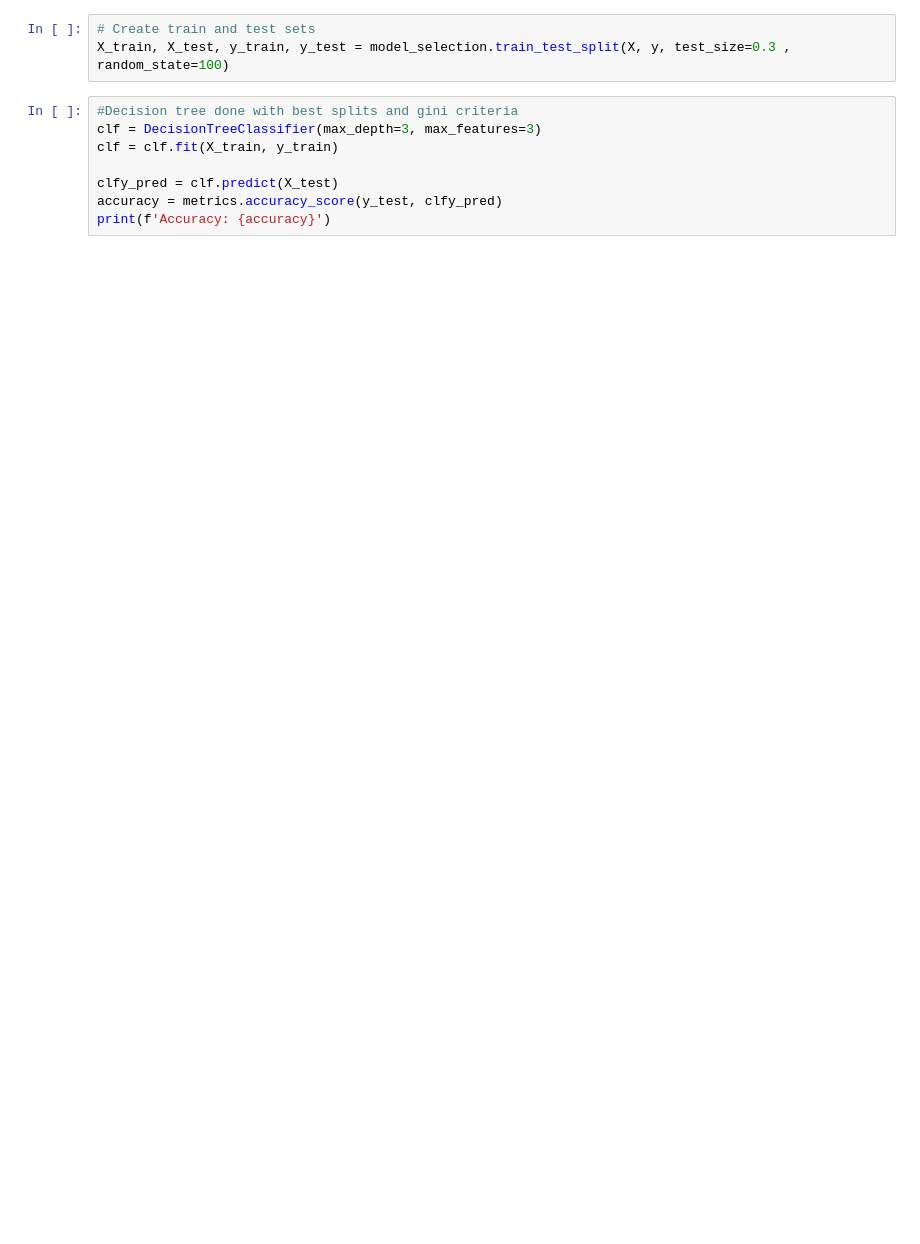
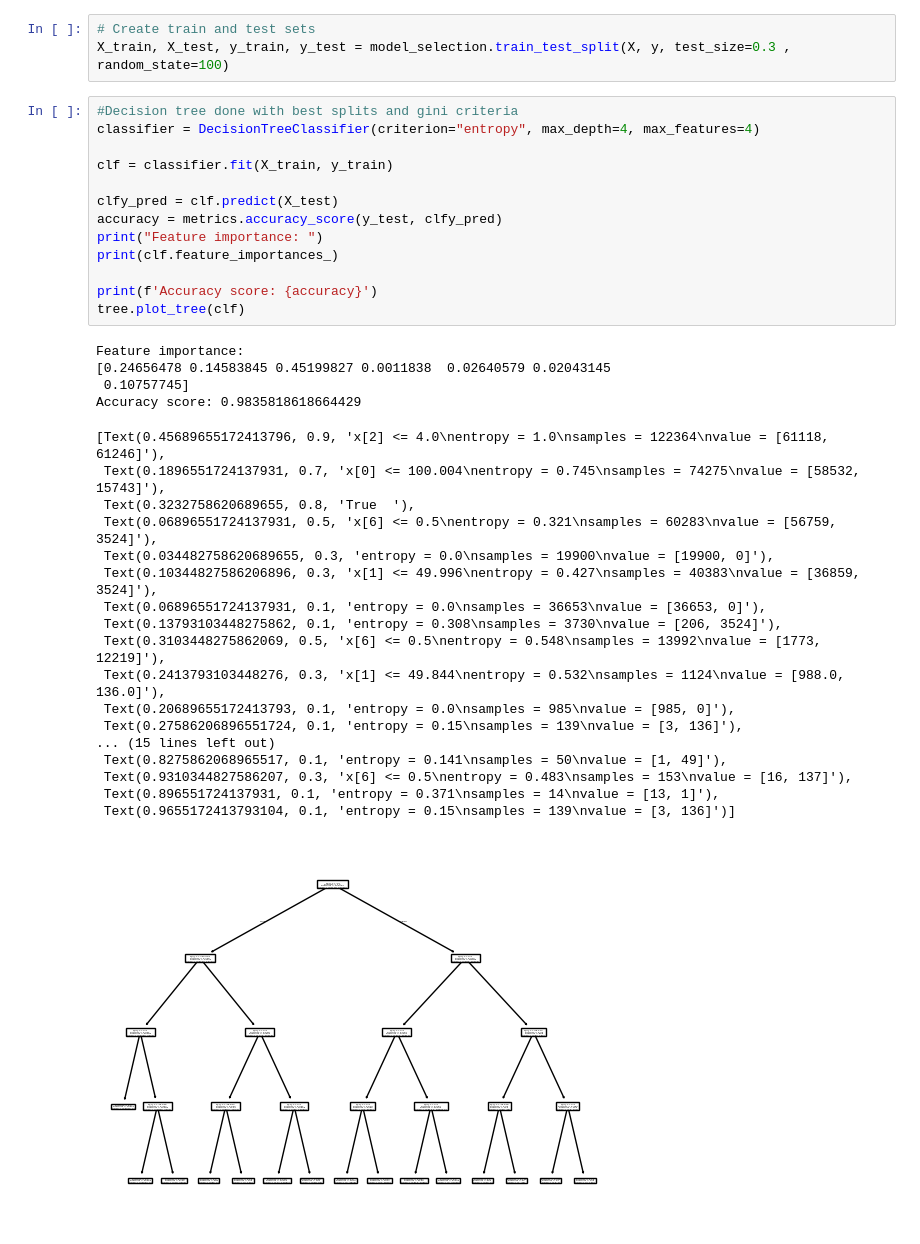
Before and after one commit to CElbing/CS447-Final, a Jupyter notebook: src/InfoGain_Skeleton.ipynb, the cells around one changed output. Saved outputs shown, nothing was run; the diff lists cells and outputs as text; blank space fills up the shorter version.

```diff
--- a/src/InfoGain_Skeleton.ipynb
+++ b/src/InfoGain_Skeleton.ipynb
@@ -71,10 +82,38 @@ for instance in allSample:
 X_train, X_test, y_train, y_test = model_selection.train_test_split(X, y, test_size=0.3 , random_state=100)
 # %%
 #Decision tree done with best splits and gini criteria
-clf = DecisionTreeClassifier(max_depth=3, max_features=3)
-clf = clf.fit(X_train, y_train)
+classifier = DecisionTreeClassifier(criterion="entropy", max_depth=4, max_features=4)
+
+clf = classifier.fit(X_train, y_train)
 
 clfy_pred = clf.predict(X_test)
 accuracy = metrics.accuracy_score(y_test, clfy_pred)
-print(f'Accuracy: {accuracy}')
+print("Feature importance: ")
+print(clf.feature_importances_)
+
+print(f'Accuracy score: {accuracy}')
+tree.plot_tree(clf)
+# %% [output]
+Feature importance:
+[0.24656478 0.14583845 0.45199827 0.0011838  0.02640579 0.02043145
+ 0.10757745]
+Accuracy score: 0.9835818618664429
+[Text(0.45689655172413796, 0.9, 'x[2] <= 4.0\nentropy = 1.0\nsamples = 122364\nvalue = [61118, 61246]'),
+ Text(0.1896551724137931, 0.7, 'x[0] <= 100.004\nentropy = 0.745\nsamples = 74275\nvalue = [58532, 15743]'),
+ Text(0.3232758620689655, 0.8, 'True  '),
+ Text(0.06896551724137931, 0.5, 'x[6] <= 0.5\nentropy = 0.321\nsamples = 60283\nvalue = [56759, 3524]'),
+ Text(0.034482758620689655, 0.3, 'entropy = 0.0\nsamples = 19900\nvalue = [19900, 0]'),
+ Text(0.10344827586206896, 0.3, 'x[1] <= 49.996\nentropy = 0.427\nsamples = 40383\nvalue = [36859, 3524]'),
+ Text(0.06896551724137931, 0.1, 'entropy = 0.0\nsamples = 36653\nvalue = [36653, 0]'),
+ Text(0.13793103448275862, 0.1, 'entropy = 0.308\nsamples = 3730\nvalue = [206, 3524]'),
+ Text(0.3103448275862069, 0.5, 'x[6] <= 0.5\nentropy = 0.548\nsamples = 13992\nvalue = [1773, 12219]'),
+ Text(0.2413793103448276, 0.3, 'x[1] <= 49.844\nentropy = 0.532\nsamples = 1124\nvalue = [988.0, 136.0]'),
+ Text(0.20689655172413793, 0.1, 'entropy = 0.0\nsamples = 985\nvalue = [985, 0]'),
+ Text(0.27586206896551724, 0.1, 'entropy = 0.15\nsamples = 139\nvalue = [3, 136]'),
+... (15 lines left out)
+ Text(0.8275862068965517, 0.1, 'entropy = 0.141\nsamples = 50\nvalue = [1, 49]'),
+ Text(0.9310344827586207, 0.3, 'x[6] <= 0.5\nentropy = 0.483\nsamples = 153\nvalue = [16, 137]'),
+ Text(0.896551724137931, 0.1, 'entropy = 0.371\nsamples = 14\nvalue = [13, 1]'),
+ Text(0.9655172413793104, 0.1, 'entropy = 0.15\nsamples = 139\nvalue = [3, 136]')]
+[figure, added]
 # %%
```
Also changed, not shown: parts of 12 cells of this notebook.
